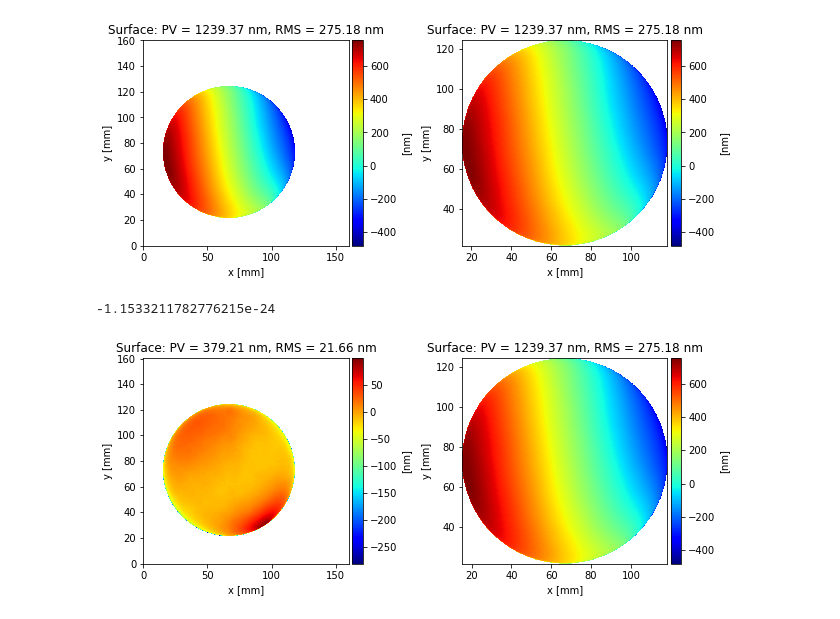
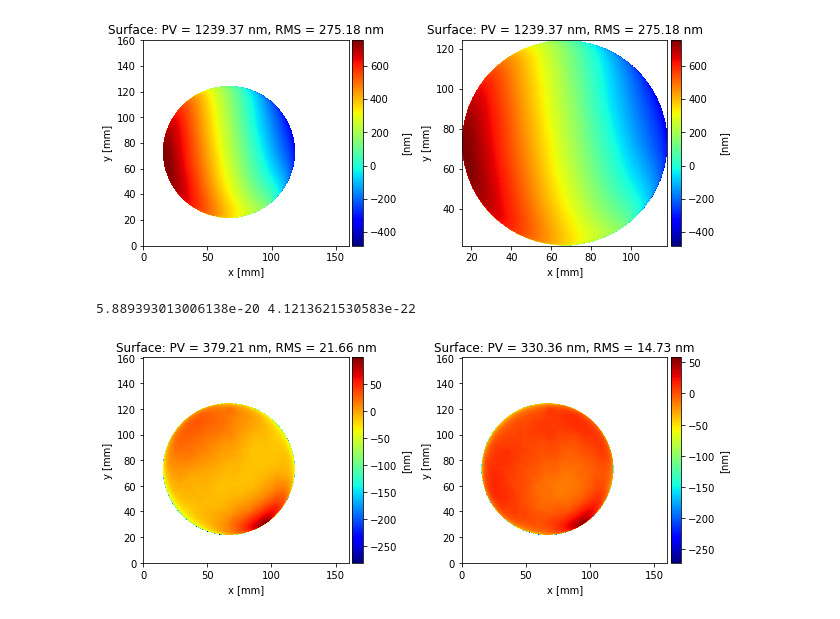
Before and after one commit to TWANG006/monolithic, a Jupyter notebook: notebooks/read_and_display_zygo_maps.ipynb, the cells around one changed output. Saved outputs shown, nothing was run; the diff lists cells and outputs as text; code cells hidden in the pictures.

Commit message:
added remove_polynomials

```diff
--- a/notebooks/read_and_display_zygo_maps.ipynb
+++ b/notebooks/read_and_display_zygo_maps.ipynb
@@ -14,13 +16,13 @@ plt.tight_layout()
 # %% [output]
 [figure]
 # %%
-import numpy as np
-Z, _, _, _ = remove_surface(X, Y, Z)
+Zflt, _, _, = remove_surface(X, Y, Z)
+Zsph, _, _, = remove_polynomials(X, Y, Z, p=2)
 fig, ax = plt.subplots(1, 2, figsize=(9, 4))
-show_surface_map(X, Y, Z, ax=ax[0], colormap='jet')
-show_surface_map(Xca, Yca, Zca, ax=ax[1], colormap='jet')
+show_surface_map(X, Y, Zflt, ax=ax[0], colormap='jet')
+show_surface_map(X, Y, Zsph, ax=ax[1], colormap='jet')
 plt.tight_layout()
-print(np.nanmean(Z))
+print(np.nanmean(Zflt), np.nanmean(Zsph))
 # %% [output]
--1.1533211782776215e-24
+5.889393013006138e-20 4.1213621530583e-22
-[figure, old version]
+[figure, new version]
```
Also changed, not shown: parts of 1 cell of this notebook, 3 other files.
